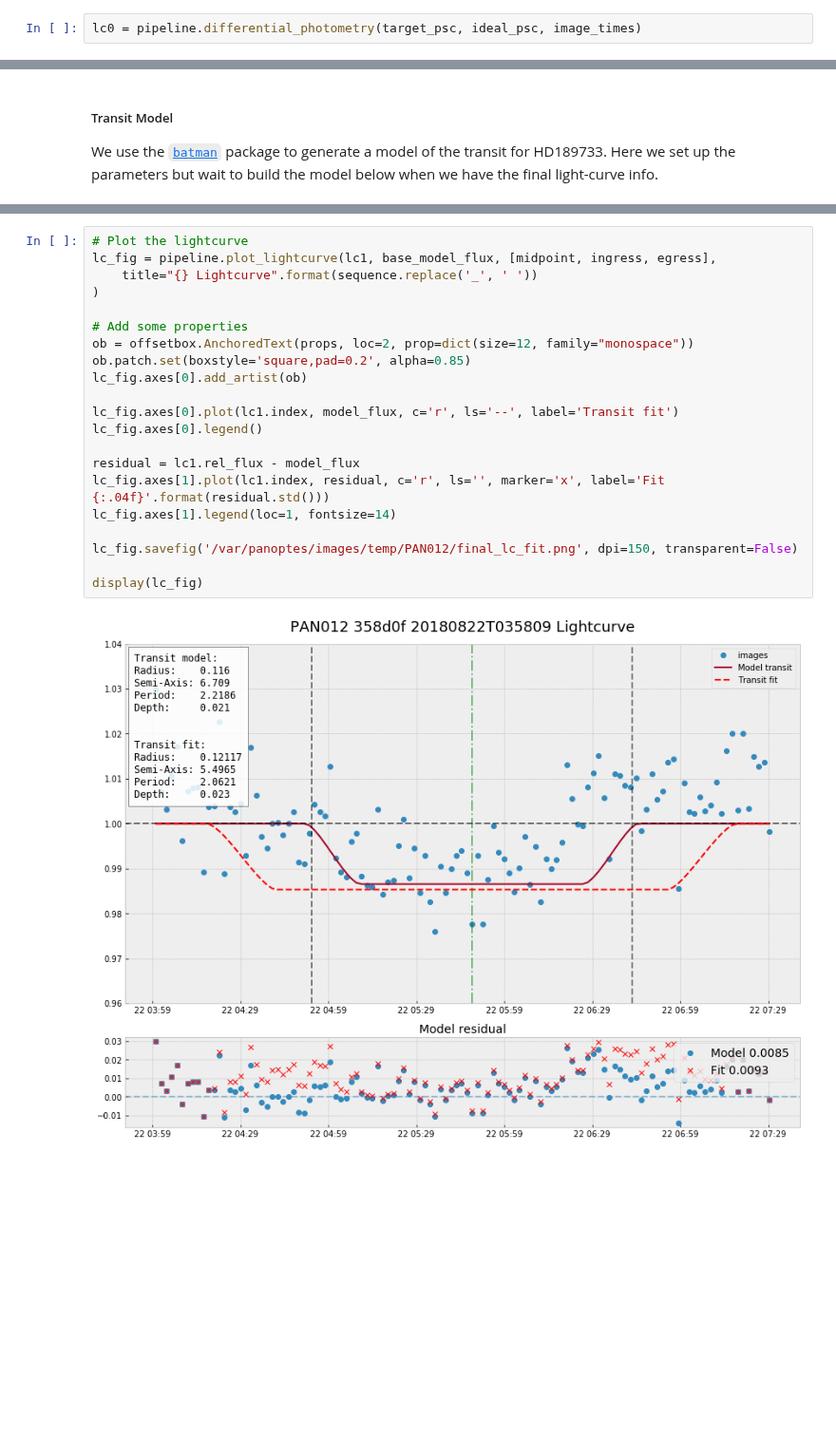
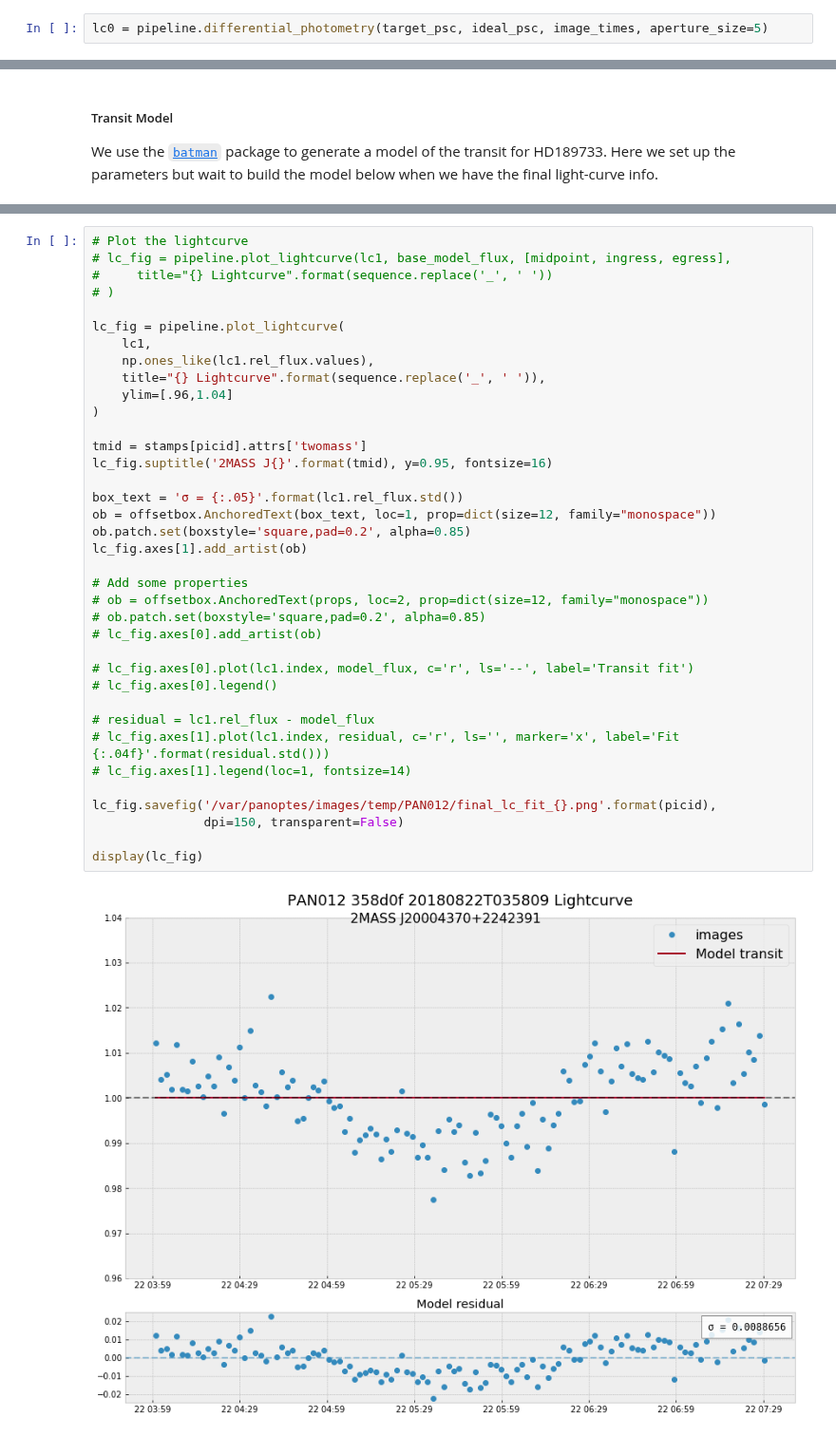
Before and after one commit to panoptes/panoptes-pipeline, a Jupyter notebook: examples/notebooks/ProcessTargetExample.ipynb, the cells around one changed output, grey strips where cells are left out. Shown at 95% size. Saved outputs shown, nothing was run; the diff lists cells and outputs as text; blank space fills up the shorter version.

```diff
--- a/examples/notebooks/ProcessTargetExample.ipynb
+++ b/examples/notebooks/ProcessTargetExample.ipynb
@@ -379,5 +390,5 @@ Split into color channels and put an aperture around the source for both target
 
 Default aperture size is 4 pixels but this should also be adaptive in some sense.
 # %%
-lc0 = pipeline.differential_photometry(target_psc, ideal_psc, image_times)
+lc0 = pipeline.differential_photometry(target_psc, ideal_psc, image_times, aperture_size=5)
 # %% [output]
@@ -632,23 +646,39 @@ time: 6.85 ms
 # %%
 # Plot the lightcurve
-lc_fig = pipeline.plot_lightcurve(lc1, base_model_flux, [midpoint, ingress, egress],
-    title="{} Lightcurve".format(sequence.replace('_', ' '))
+# lc_fig = pipeline.plot_lightcurve(lc1, base_model_flux, [midpoint, ingress, egress],
+#     title="{} Lightcurve".format(sequence.replace('_', ' '))
+# )
+
+lc_fig = pipeline.plot_lightcurve(
+    lc1,
+    np.ones_like(lc1.rel_flux.values),
+    title="{} Lightcurve".format(sequence.replace('_', ' ')),
+    ylim=[.96,1.04]
 )
 
+tmid = stamps[picid].attrs['twomass']
+lc_fig.suptitle('2MASS J{}'.format(tmid), y=0.95, fontsize=16)
+
+box_text = 'σ = {:.05}'.format(lc1.rel_flux.std())
+ob = offsetbox.AnchoredText(box_text, loc=1, prop=dict(size=12, family="monospace"))
+ob.patch.set(boxstyle='square,pad=0.2', alpha=0.85)
+lc_fig.axes[1].add_artist(ob)
+
 # Add some properties
-ob = offsetbox.AnchoredText(props, loc=2, prop=dict(size=12, family="monospace"))
-ob.patch.set(boxstyle='square,pad=0.2', alpha=0.85)
-lc_fig.axes[0].add_artist(ob)
+# ob = offsetbox.AnchoredText(props, loc=2, prop=dict(size=12, family="monospace"))
+# ob.patch.set(boxstyle='square,pad=0.2', alpha=0.85)
+# lc_fig.axes[0].add_artist(ob)
 
-lc_fig.axes[0].plot(lc1.index, model_flux, c='r', ls='--', label='Transit fit')
-lc_fig.axes[0].legend()
+# lc_fig.axes[0].plot(lc1.index, model_flux, c='r', ls='--', label='Transit fit')
+# lc_fig.axes[0].legend()
 
-residual = lc1.rel_flux - model_flux
-lc_fig.axes[1].plot(lc1.index, residual, c='r', ls='', marker='x', label='Fit {:.04f}'.format(residual.std()))
-lc_fig.axes[1].legend(loc=1, fontsize=14)
+# residual = lc1.rel_flux - model_flux
+# lc_fig.axes[1].plot(lc1.index, residual, c='r', ls='', marker='x', label='Fit {:.04f}'.format(residual.std()))
+# lc_fig.axes[1].legend(loc=1, fontsize=14)
 
-lc_fig.savefig('/var/panoptes/images/temp/PAN012/final_lc_fit.png', dpi=150, transparent=False)
+lc_fig.savefig('/var/panoptes/images/temp/PAN012/final_lc_fit_{}.png'.format(picid),
+               dpi=150, transparent=False)
 
 display(lc_fig)
 # %% [output]
-[figure, old version]
+[figure, new version]
```
Also changed, not shown: parts of 58 cells of this notebook, 9 other files.
